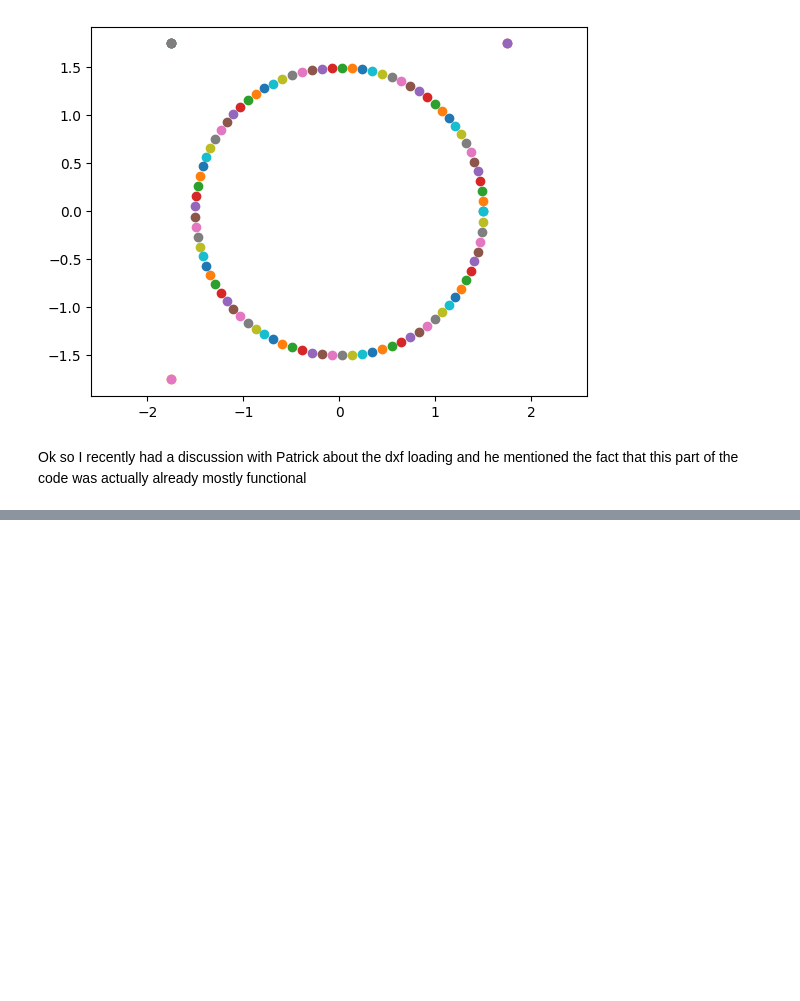
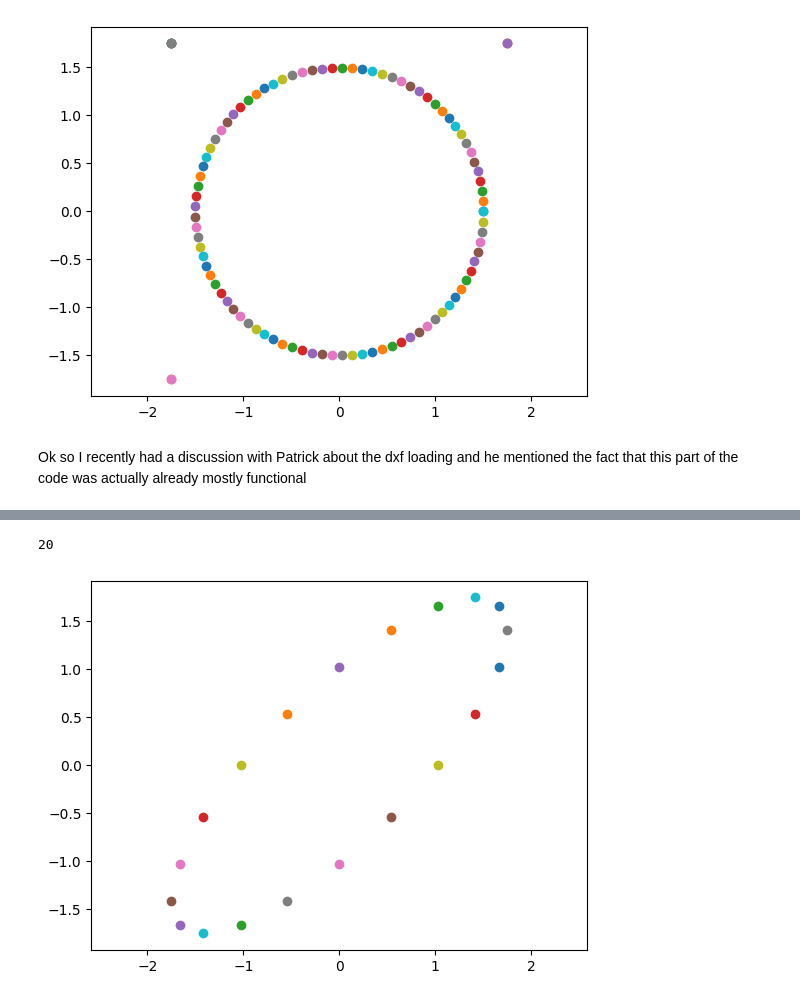
Before and after one commit to UChicago-Yang-Lab/miniMBE-GUI-v2, a Jupyter notebook: dxf_testing.ipynb, the cells around one changed output, grey strips where cells are left out. Cells and saved outputs as stored; diff of their text form; code cells hidden in the pictures; blank space fills up the shorter version.

Commit message:
About to re-organize code after having kinda figured out the Dxf problems

```diff
--- a/dxf_testing.ipynb
+++ b/dxf_testing.ipynb
@@ -92,0 +83,2 @@ Ok so I recently had a discussion with Patrick about the dxf loading and he ment
+# %%
+dec_dxf = dxf_loader.load_dxf('samples/dxf/decagon_dxf_test.dxf')
@@ -92,0 +103,19 @@ Ok so I recently had a discussion with Patrick about the dxf loading and he ment
+# %%
+coun = 0
+for shape in dec_dxf:
+	for point in shape:
+		#if type(point[1]) != np.float64:
+			#print('removed')
+			#continue
+		#print(point[1])
+		#print(type(point[1]))
+		coun+=1
+
+		plt.plot(round(point[0],3), round(point[1],3),'o-')
+	#print(shape.shape)
+print(coun)
+plt.axis('equal')
+plt.show()
+# %% [output]
+20
+[figure, added]
```
Also changed, not shown: parts of 14 cells of this notebook, 3 other files.
